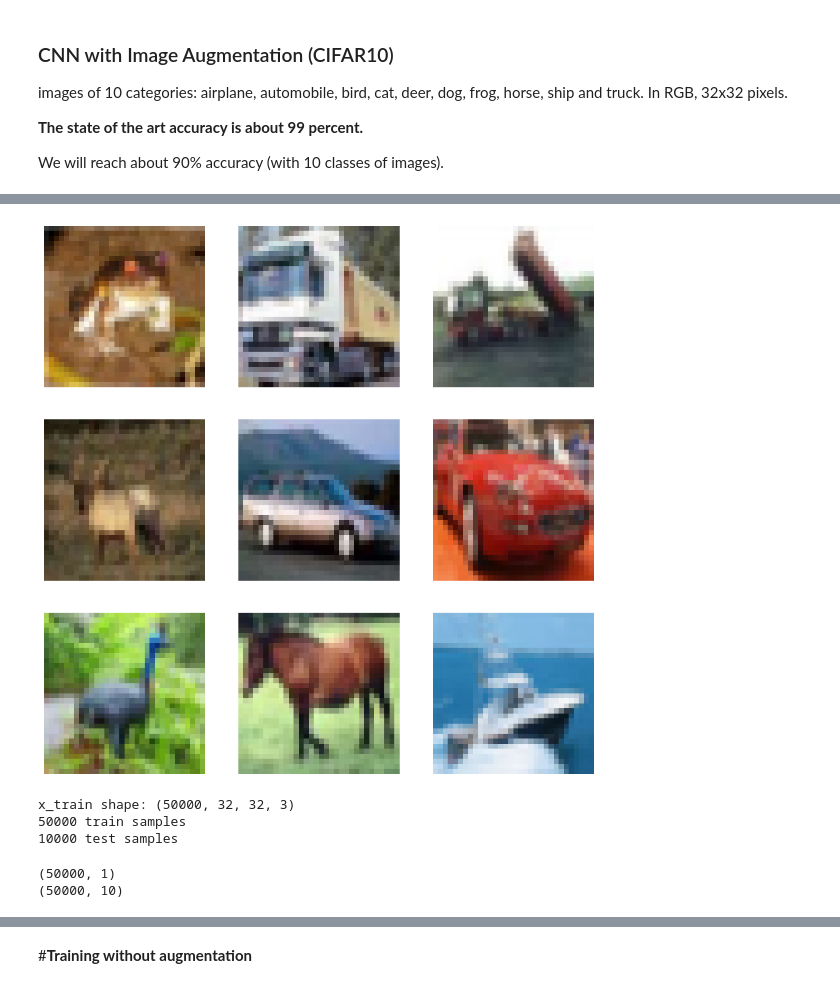
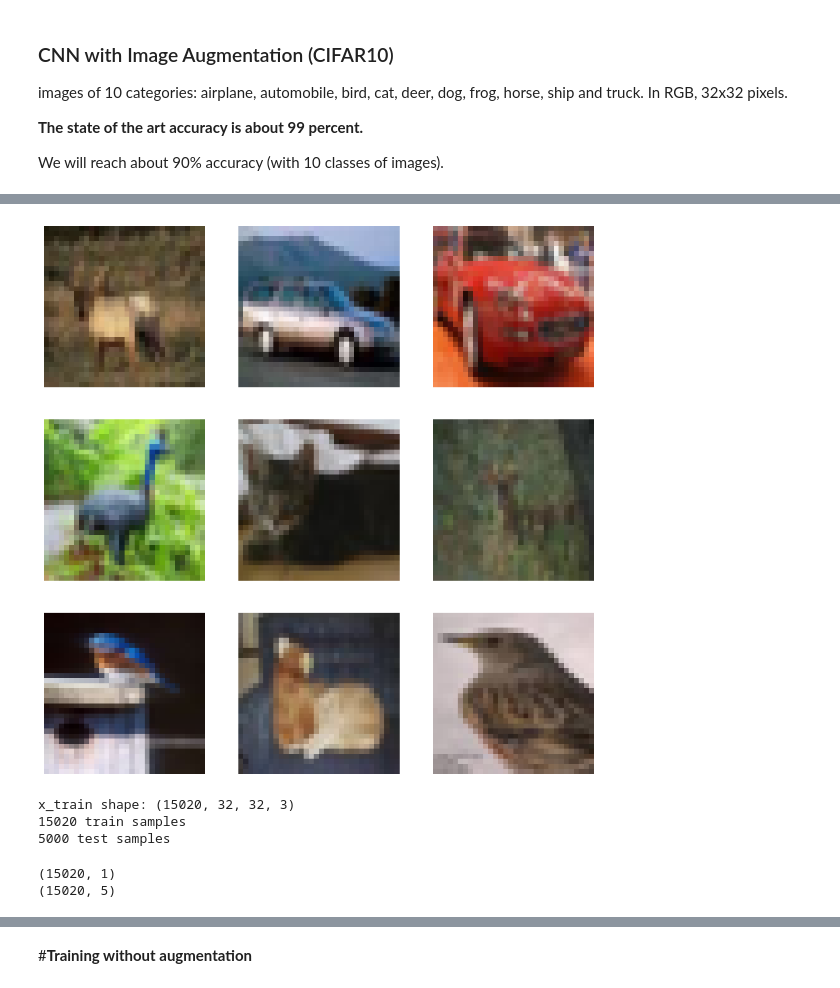
Before and after one commit to marcinwolter/MachineLearning-KISD-2024, a Jupyter notebook: lecture5.ipynb, the cells around one changed output, grey strips where cells are left out. Saved outputs shown, nothing was run; the diff lists cells and outputs as text; code cells hidden in the pictures.

```diff
--- a/lecture5.ipynb
+++ b/lecture5.ipynb
@@ -219,7 +159,20 @@ from keras.preprocessing.image import ImageDataGenerator
 # %%
+ # labels
+num_classes=5
+
 #load data
 (x_train, y_train), (x_test, y_test) = cifar10.load_data()
-img_rows, img_cols , channels= 32,32,3
+img_rows, img_cols , channels = 32,32,3
+
+# REDUCE THE SIZE OF TRAINING SAMPLE TO 30 000 events
+x_train = x_train[0:30000]
+y_train = y_train[0:30000]
+
+# take some labels only
+x_train = x_train[np.where(y_train.reshape(-1)<num_classes)]
+y_train = y_train[np.where(y_train.reshape(-1)<num_classes)]
+x_test = x_test[np.where(y_test.reshape(-1)<num_classes)]
+y_test = y_test[np.where(y_test.reshape(-1)<num_classes)]
 
 # save x_test images
 xx_test = x_test
@@ -237,4 +188,4 @@ Downloading data from https://www.cs.toronto.edu/~kriz/cifar-10-python.tar.gz
-[figure, old version]
+[figure, new version]
 # %%
 #reshape into images
 x_train = x_train.reshape(x_train.shape[0], img_rows, img_cols, channels)
@@ -244,9 +195,9 @@ print('x_train shape:', x_train.shape)
 print(x_train.shape[0], 'train samples')
 print(x_test.shape[0], 'test samples')
 # %% [output]
-x_train shape: (50000, 32, 32, 3)
-50000 train samples
-10000 test samples
+x_train shape: (15020, 32, 32, 3)
+15020 train samples
+5000 test samples
 # %%
 #convert integers to float; normalise and center the mean
 x_train=x_train.astype("float32")
@@ -256,13 +207,12 @@ std=np.std(x_train)
 x_test=(x_test-mean)/std
 x_train=(x_train-mean)/std
 # %%
- # labels
-num_classes=10
+
 print(y_train.shape)
 y_train = tf.keras.utils.to_categorical(y_train, num_classes)
 y_test  = tf.keras.utils.to_categorical(y_test, num_classes)
 print(y_train.shape)
 # %% [output]
-(50000, 1)
-(50000, 10)
+(15020, 1)
+(15020, 5)
 # %%
```
Also changed, not shown: parts of 38 cells of this notebook.
